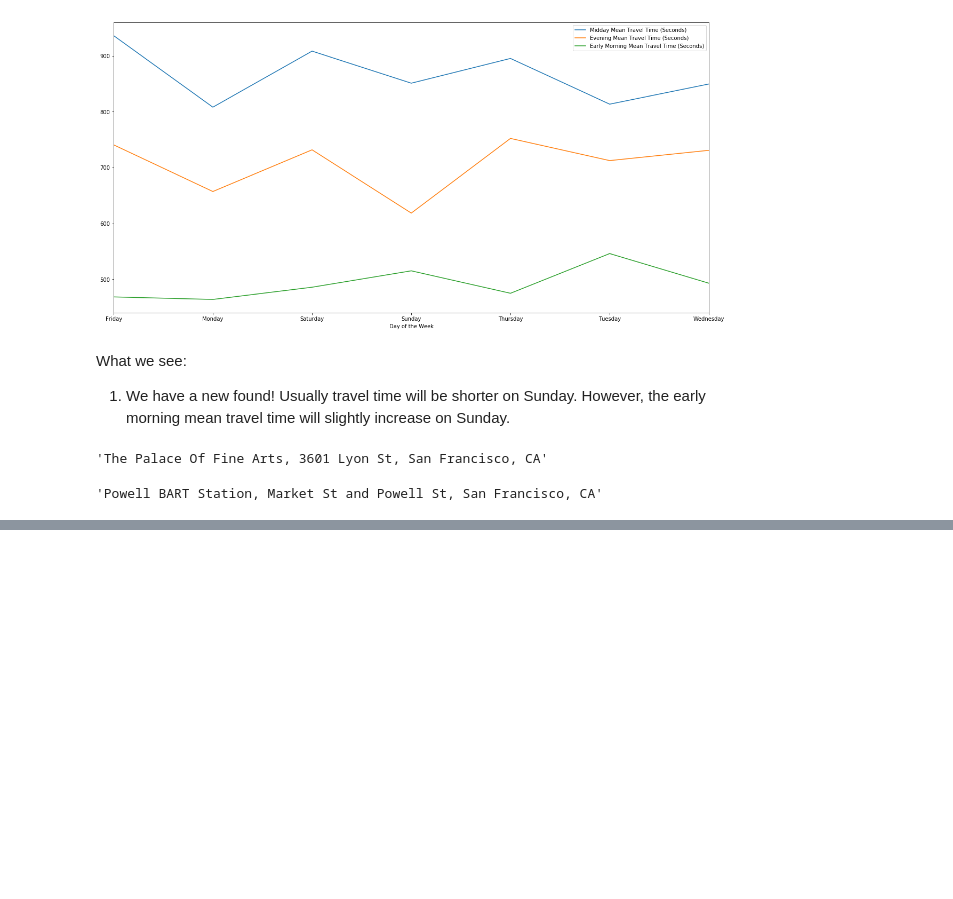
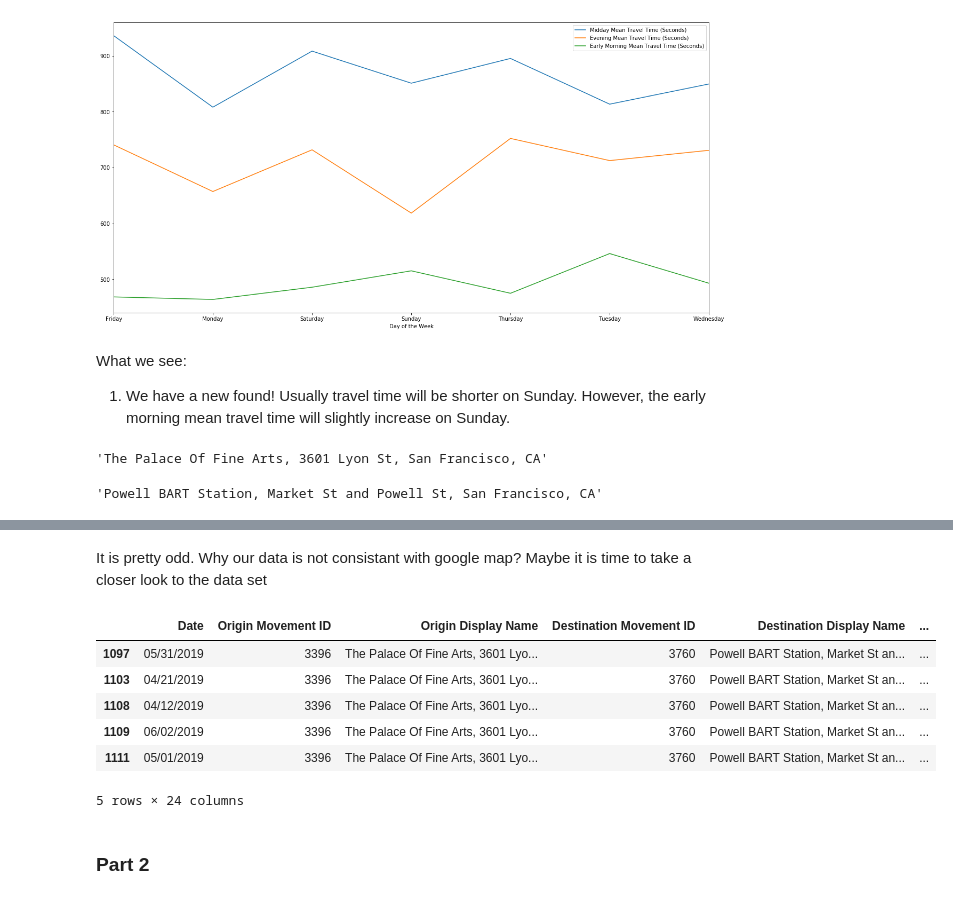
Before and after one commit to ctwayen/Datahack-2020, a Jupyter notebook: cleaner.ipynb, the cells around one changed output, grey strips where cells are left out. Drawn from its saved outputs; the diff is of its cells as text; code cells hidden in the pictures; blank space fills up the shorter version.

```diff
--- a/cleaner.ipynb
+++ b/cleaner.ipynb
@@ -491,0 +497,15 @@ go take a look at the google map! In order to show ear
+# %% [markdown]
+It is pretty odd. Why our data is not consistant with google map? Maybe it is time to take a closer look to the data set
+# %%
+special_case = barts_hotspots.loc[(barts_hotspots['Origin Movement ID'] == 3396) & (barts_hotspots['Destination Movement ID'] == 3760)]
+special_case.head()
+# %% [output]
+|  | Date | Origin Movement ID | Origin Display Name | Destination Movement ID | Destination Display Name | ... |
+| 1097 | 05/31/2019 | 3396 | The Palace Of Fine Arts, 3601 Lyo... | 3760 | Powell BART Station, Market St an... | ... |
+| 1103 | 04/21/2019 | 3396 | The Palace Of Fine Arts, 3601 Lyo... | 3760 | Powell BART Station, Market St an... | ... |
+| 1108 | 04/12/2019 | 3396 | The Palace Of Fine Arts, 3601 Lyo... | 3760 | Powell BART Station, Market St an... | ... |
+| 1109 | 06/02/2019 | 3396 | The Palace Of Fine Arts, 3601 Lyo... | 3760 | Powell BART Station, Market St an... | ... |
+| 1111 | 05/01/2019 | 3396 | The Palace Of Fine Arts, 3601 Lyo... | 3760 | Powell BART Station, Market St an... | ... |
+5 rows × 24 columns
+# %% [markdown]
+### Part 2
```
Also changed, not shown: parts of 6 cells of this notebook, 4 other files.
